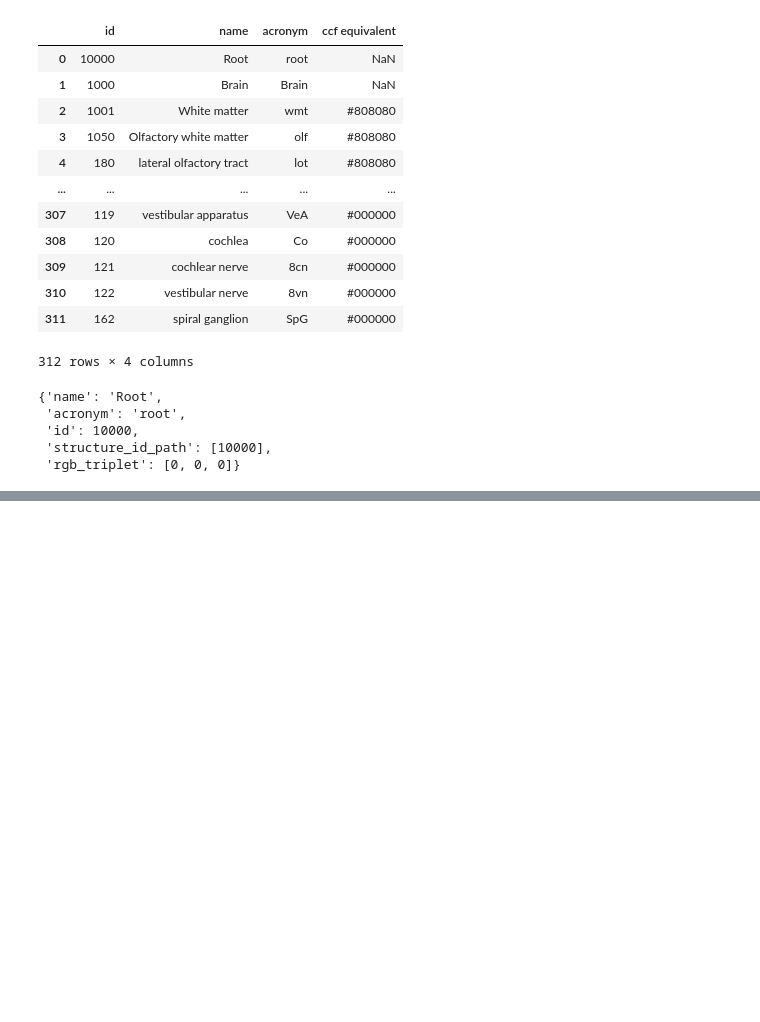
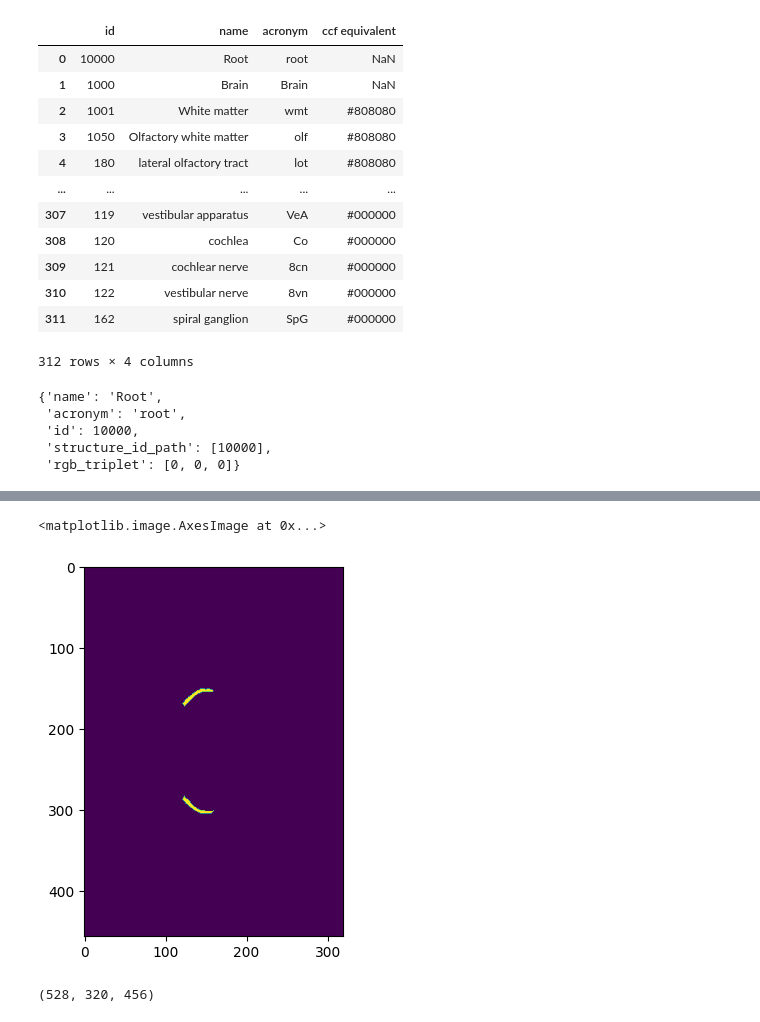
Before and after one commit to VirtualBrainLab/BrainAtlas, a Jupyter notebook: Pipelines/test_conversion.ipynb, the cells around one changed output, grey strips where cells are left out. Cells and saved outputs as stored; diff of their text form; code cells hidden in the pictures; blank space fills up the shorter version.

```diff
--- a/Pipelines/test_conversion.ipynb
+++ b/Pipelines/test_conversion.ipynb
@@ -426,0 +449,25 @@ with ('./data/allen_mouse_25um/annotation.bytes', 'rb') as f: bytes =
+# %%
+vol = np.zeros((528, 456, 320))
+
+idx = 0
+for ap in range(0, 528):
+    for dv in range(0, 320):
+        for ml in range(0, 456):
+            vol[ap, ml, dv] = loaded_data[idx]
+            idx += 1
+            # int idx = 0;
+            # for (int ap = 0; ap < apLength; ap++)
+            #     for (int dv = 0; dv < dvDepth; dv++)
+            #         for (int ml = 0; ml < mlWidth; ml++)
+            #         {
+            #             atlasTexture.SetPixel(ap, ml, dv, Color.Lerp(Color.black, Color.white, data[idx++]));
+            #         }
+# %%
+plt.imshow(vol[150,:,:])
+# %% [output]
+<matplotlib.image.AxesImage at 0x...>
+[figure, added]
+# %%
+annotations.shape
+# %% [output]
+(528, 320, 456)
```
Also changed, not shown: parts of 8 cells of this notebook, 1 other file.
